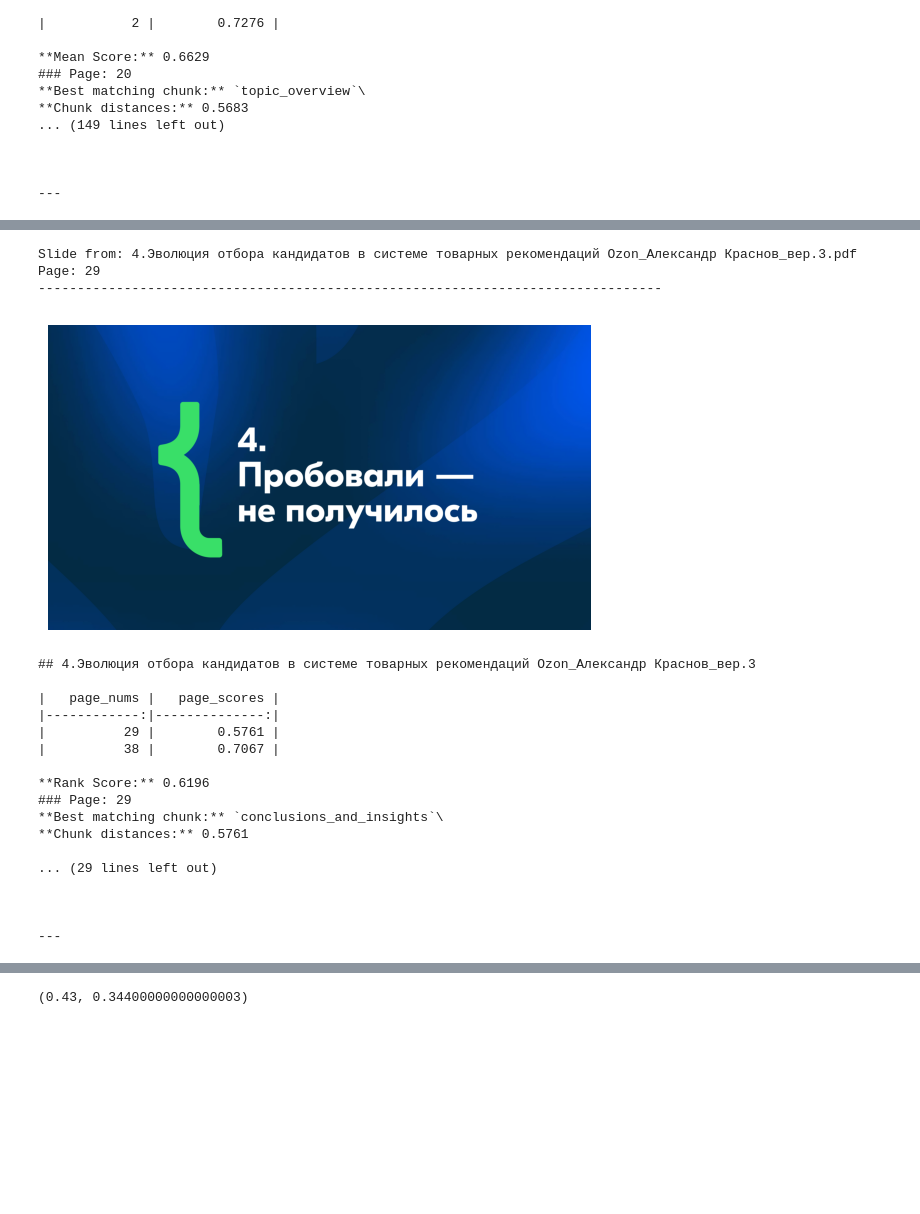
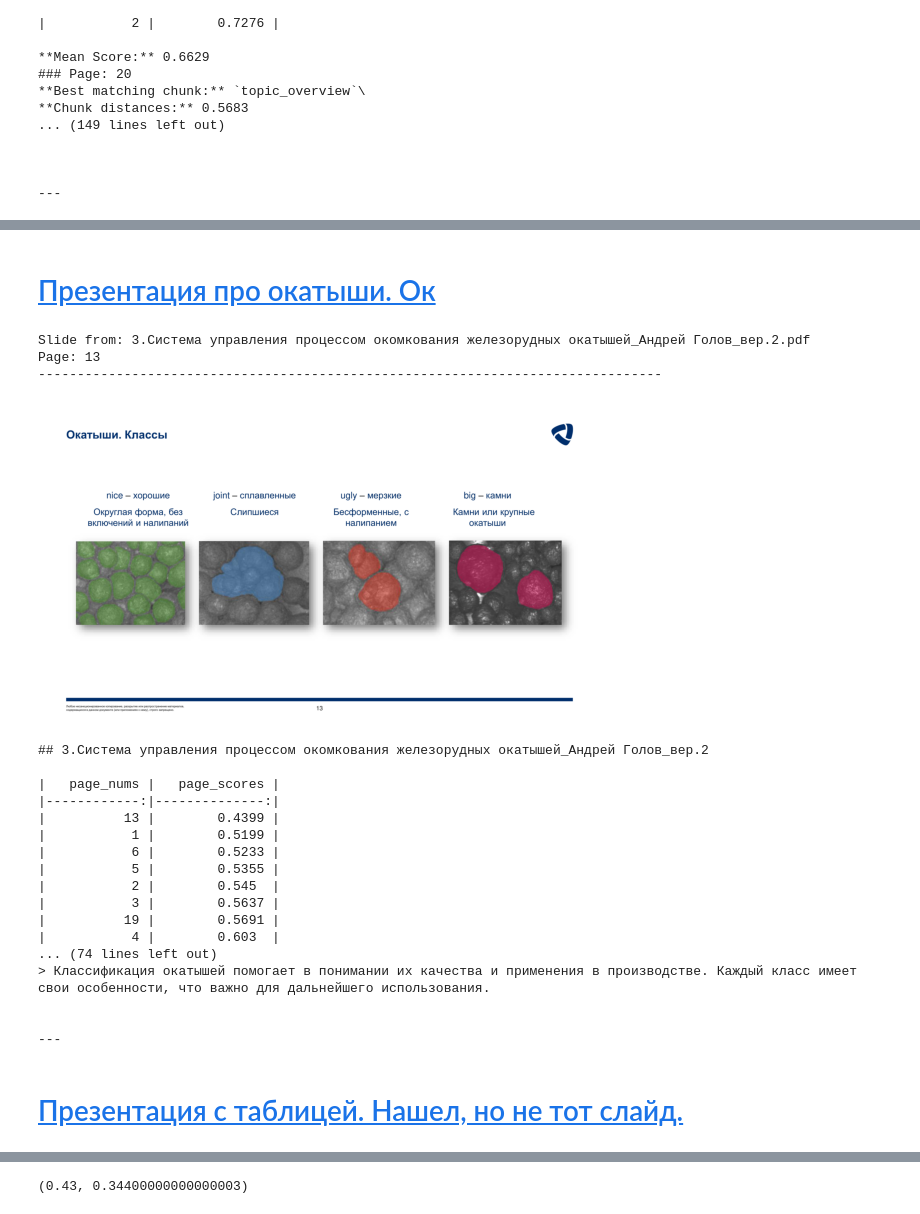
Before and after one commit to tambovtsev-io/presentation-search, a Jupyter notebook: notebooks/rag/chroma_metric_research.ipynb, the cells around one changed output, grey strips where cells are left out. Cells and saved outputs as stored; diff of their text form; code cells hidden in the pictures; blank space fills up the shorter version.

```diff
--- a/notebooks/rag/chroma_metric_research.ipynb
+++ b/notebooks/rag/chroma_metric_research.ipynb
@@ -189,27 +507,36 @@ Page: 1
+# %% [markdown]
+# <a id='toc7_'></a>[Презентация про окатыши. Ок](#toc0_)
 # %%
-r = results[1]
+results = storage.search_query_presentations(
+    "Презентация про окатыши",
+    n_results=30,
+    scorer=HyperbolicScorer()
+)
+r = results[0]
 display_search_result_page(r.best_slide, display_text=False)
-text, path, page = format_presentation_results(r)
+text = format_presentation_results(r, n_pages=1)
 print(text)
 # %% [output]
-Slide from: 4.Эволюция отбора кандидатов в системе товарных рекомендаций Ozon_Александр Краснов_вер.3.pdf
-Page: 29
+Slide from: 3.Система управления процессом окомкования железорудных окатышей_Андрей Голов_вер.2.pdf
+Page: 13
 --------------------------------------------------------------------------------
-[figure, old version]
+[figure, new version]
-## 4.Эволюция отбора кандидатов в системе товарных рекомендаций Ozon_Александр Краснов_вер.3
+## 3.Система управления процессом окомкования железорудных окатышей_Андрей Голов_вер.2
 
 |   page_nums |   page_scores |
 |------------:|--------------:|
-|          29 |        0.5761 |
-|          38 |        0.7067 |
-
-**Rank Score:** 0.6196
-### Page: 29
-**Best matching chunk:** `conclusions_and_insights`\
-**Chunk distances:** 0.5761
-
-... (29 lines left out)
-
+|          13 |        0.4399 |
+|           1 |        0.5199 |
+|           6 |        0.5233 |
+|           5 |        0.5355 |
+|           2 |        0.545  |
+|           3 |        0.5637 |
+|          19 |        0.5691 |
+|           4 |        0.603  |
+... (74 lines left out)
+> Классификация окатышей помогает в понимании их качества и применения в производстве. Каждый класс имеет свои особенности, что важно для дальнейшего использования.
 
 
 ---
+# %% [markdown]
+# <a id='toc8_'></a>[Презентация с таблицей. Нашел, но не тот слайд.](#toc0_)
```
Also changed, not shown: parts of 30 cells of this notebook, 3 other files.
